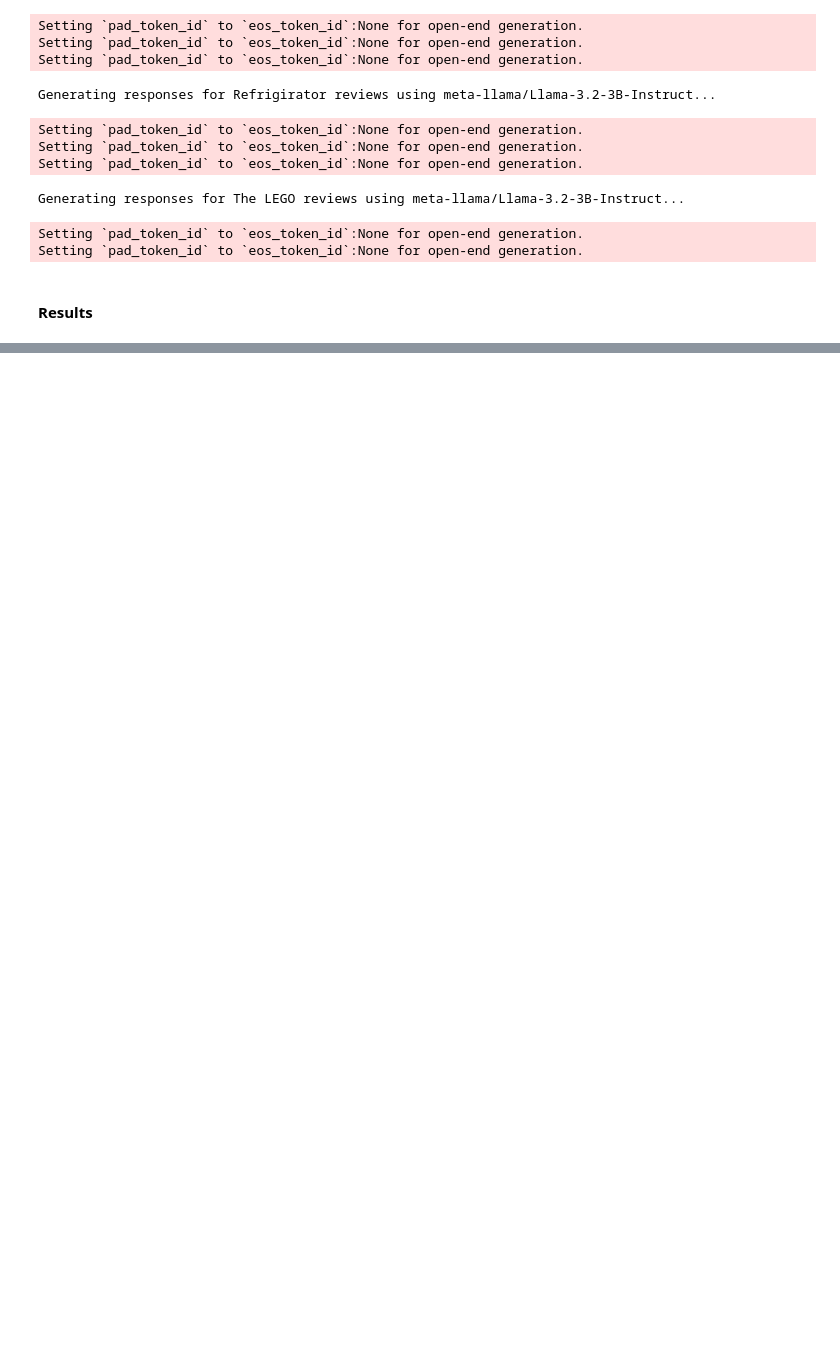
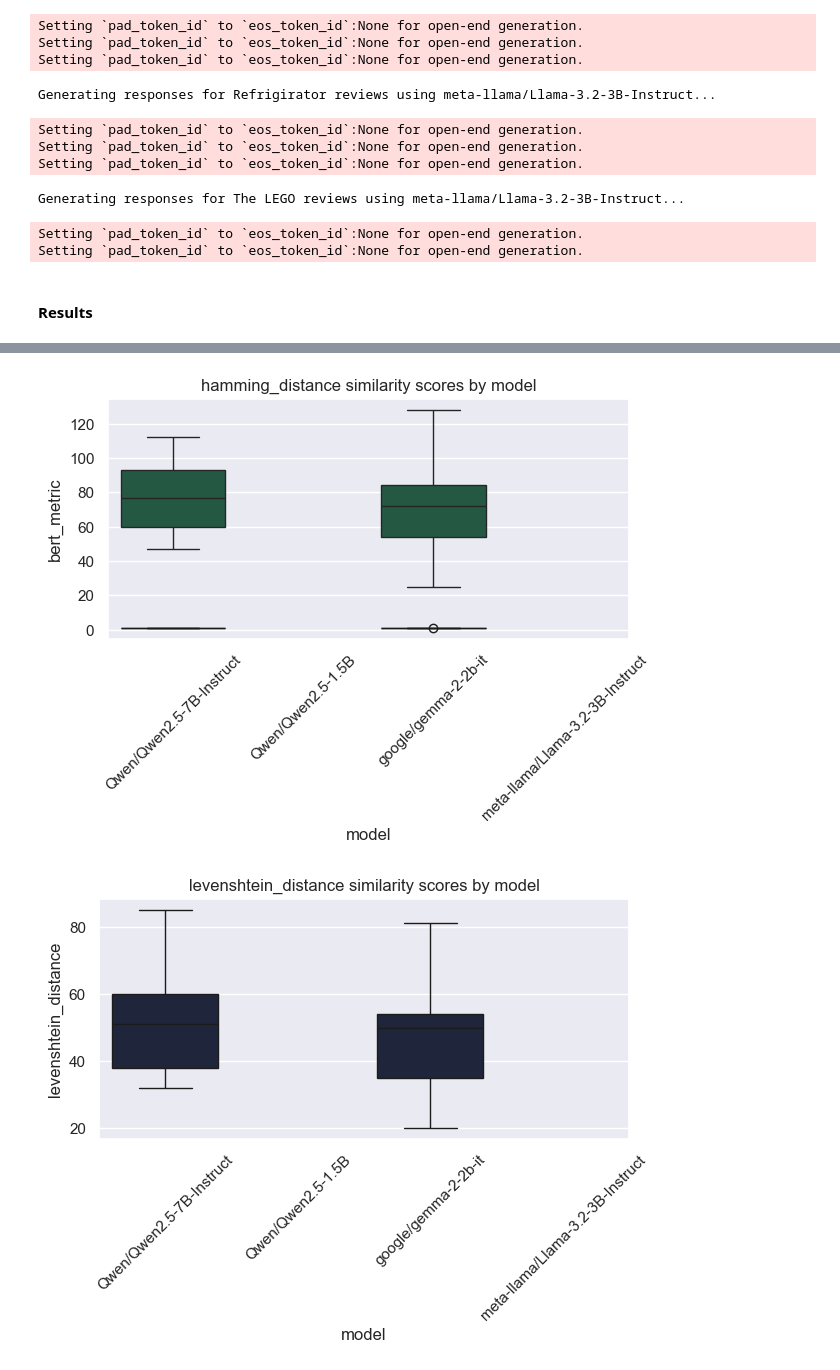
Before and after one commit to PrusWielki/nlp-labs, a Jupyter notebook: labs4/solution.ipynb, the cells around one changed output, grey strips where cells are left out. Cells and saved outputs as stored; diff of their text form; code cells hidden in the pictures; blank space fills up the shorter version.

```diff
--- a/labs4/solution.ipynb
+++ b/labs4/solution.ipynb
@@ -423,0 +359,10 @@ results_transformed = results_df.melt(
+# %%
+for metric in similarity_metrics:
+    sns.boxplot(data=results_df, x="model", y=metric.__name__)
+    plt.xticks(rotation=45)
+    plt.tight_layout()
+    plt.title(f"{metric.__name__} similarity scores by model")
+    plt.show()
+# %% [output]
+[figure, added]
+[figure, added]
```
Also changed, not shown: parts of 16 cells of this notebook, 2 other files.
